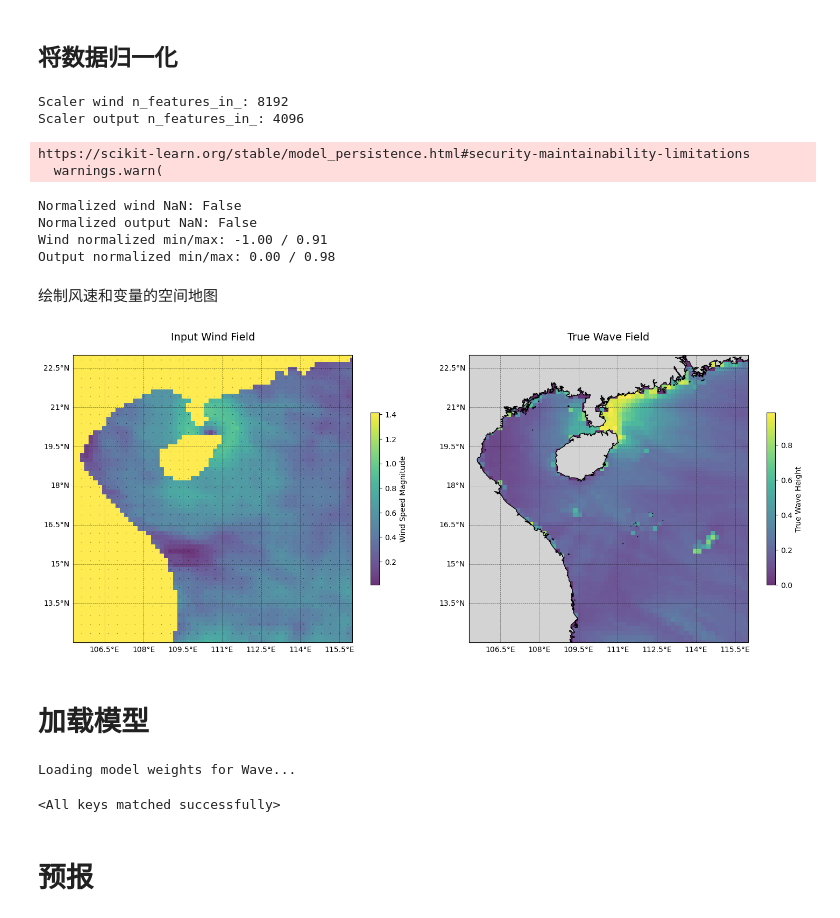
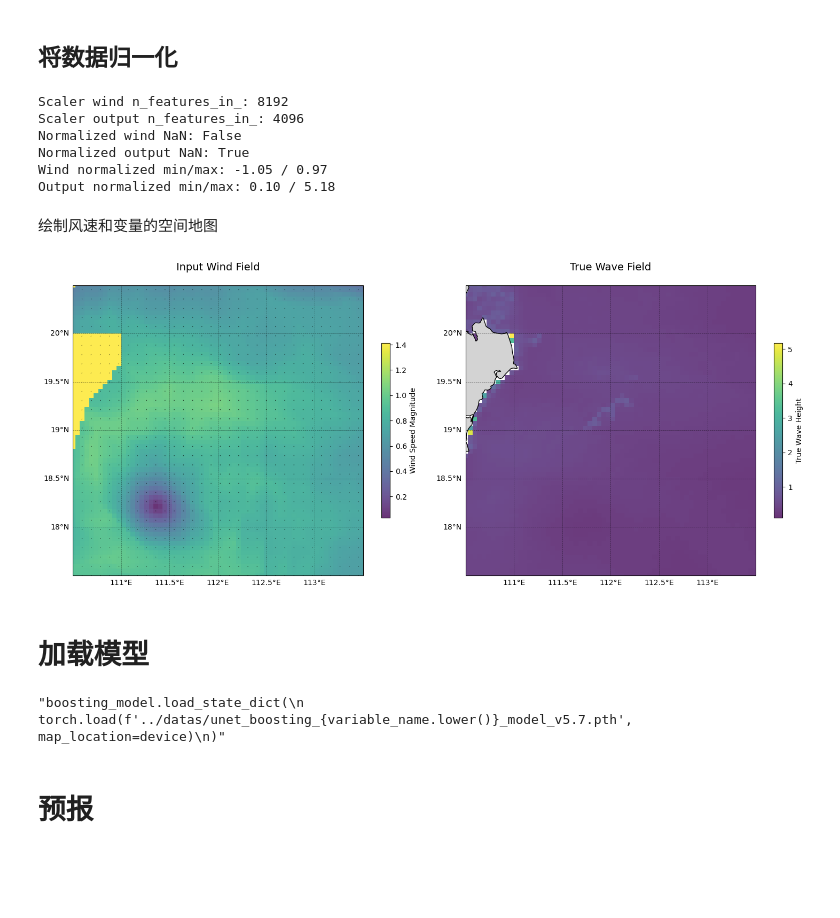
Before and after one commit to yangzhiheng1999/PISON, a Jupyter notebook: main_exame_model_full.ipynb, the cells around one changed output. Drawn from its saved outputs; the diff is of its cells as text; code cells hidden in the pictures; blank space fills up the shorter version.

```diff
--- a/main_exame_model_full.ipynb
+++ b/main_exame_model_full.ipynb
@@ -100,14 +100,14 @@ def load_mat_variable(
 
 
 # --- 示例调用 ---
-tc_id = 202412
-file_path = f"../datas/Environment_{tc_id}.mat"
+tc_id = 202203 # 201623 Sarika; 201723 Khanun; 202203 Chaba; 202412 yagi
+file_path = f"G:/20251014PINN/datas/Environment_{tc_id}.mat"
 variable_name = 'Wave'
-case_instance = 130 # 100 & 130 - 201623 Sarika; 100 & 110 - 201723 Khanun; 60 & 150 - 202203 Chaba; 100 & 130 - 202412 yagi
+case_instance = 60 # 100 & 130 - 201623 Sarika; 100 & 110 - 201723 Khanun; 60 & 150 - 202203 Chaba; 120 & 130 - 202412 yagi
 
 wind_data_mat = load_mat_variable(file_path, 'Wind')
 
-test_data_mat = load_mat_variable(file_path, variable_name)
+test_data_mat = load_mat_variable(file_path, 'Wave_compute')
 
-era5_data_mat = load_mat_variable(f"../datas/wave_era5_{tc_id}.mat", 'Wave_era5')
+era5_data_mat = load_mat_variable(file_path, 'Wave_era5')
 # %% [output]
@@ -123,8 +123,10 @@ Data shape: (180, 4096)
 import gc
 
 # 研究区域坐标
-x = np.linspace(105.3, 116.0, 64, dtype=float)
-y = np.linspace(12.0, 23.0, 64, dtype=float)
+'''x = np.linspace(105.3, 116.0, 64, dtype=float)
+y = np.linspace(12.0, 23.0, 64, dtype=float)'''
+x = np.linspace(110.5, 113.5, 64, dtype = float)
+y = np.linspace(17.5, 20.5, 64, dtype = float)
 X,Y = np.meshgrid(x, y)
 
 # 将wind_data_mat进行转化
@@ -197,12 +199,10 @@ print(f"Output normalized min/max: {np.nanmin(output_normalized):.2f} / {np.nanm
 # %% [output]
 Scaler wind n_features_in_: 8192
 Scaler output n_features_in_: 4096
+Normalized wind NaN: False
+Normalized output NaN: True
+Wind normalized min/max: -1.05 / 0.97
+Output normalized min/max: 0.10 / 5.18
-https://scikit-learn.org/stable/model_persistence.html#security-maintainability-limitations
-  warnings.warn(
-Normalized wind NaN: False
-Normalized output NaN: False
-Wind normalized min/max: -1.00 / 0.91
-Output normalized min/max: 0.00 / 0.98
 # %% [markdown]
 绘制风速和变量的空间地图
 # %%
@@ -222,7 +222,7 @@ ax1 = plt.subplot(1, 2, 1, projection=ccrs.PlateCarree())
 ax2 = plt.subplot(1, 2, 2, projection=ccrs.PlateCarree())
 
 # Common extent
-extent = [105.3, 116.0, 12.0, 23.0]
+extent = [np.min(x), np.max(x), np.min(y), np.max(y)]
 
 # Wind field subplot (ax1)
 ax1.set_extent(extent, crs=ccrs.PlateCarree())
@@ -259,55 +259,56 @@ gl1.xlabels_top = False
 gl1.ylabels_right = False
 gl1.xformatter = LONGITUDE_FORMATTER
 gl1.yformatter = LATITUDE_FORMATTER
 
 ax1.set_title('Input Wind Field', fontsize=14, pad=20)
 
 # Predicted wave field subplot (ax2)
 ax2.set_extent(extent, crs=ccrs.PlateCarree())
 
 # pcolormesh for wave height
 im2 = ax2.pcolormesh(X, Y, output_normalized, cmap='viridis', transform=ccrs.PlateCarree(), alpha=0.8, shading='auto', zorder=1)
 plt.colorbar(im2, ax=ax2, label=f'True {variable_name.capitalize()} Height', shrink=0.6)
 
 # Add land and features
 ax2.add_feature(cfeature.LAND, facecolor='lightgray', edgecolor='black', zorder=2)
 
 # Gridlines
 gl2 = ax2.gridlines(draw_labels=True, linewidth=0.5, color='black', alpha=0.5, linestyle='--')
 gl2.top_labels = False
 gl2.right_labels = False
 gl2.xlabels_top = False
 gl2.ylabels_right = False
 gl2.xformatter = LONGITUDE_FORMATTER
 gl2.yformatter = LATITUDE_FORMATTER
 
 ax2.set_title(f'True {variable_name.capitalize()} Field', fontsize=14, pad=20)
 
 plt.tight_layout()
 plt.show()
 # %% [output]
-[figure, old version]
+[figure, new version]
 # %% [markdown]
 # 加载模型
 # %%
 import torch
 # 关键步骤：导入类定义
-from f_model_defination import UNetBoosting, XGBoostUNet
+from f_model_defination import UNetBoosting, XGBoostUNet, UNet
 
 device = torch.device('cuda' if torch.cuda.is_available() else 'cpu')
 
 # 1. 实例化结构 (参数必须与训练时一致)
+model_type = 'XGBoostUNet'  # 可选'XGBoostUNet' 或 'UNet'
 
-if variable_name.lower() == 'wave':
+if model_type == 'XGBoostUNet':
     '''boosting_model = UNetBoosting(num_models=5, in_channels=2, out_channels=1, learning_rate=1e-3,
         shrinkage=0.6, features=[32, 64, 128, 256, 512],device=device, env_type=variable_name.lower()
     ).to(device)'''
 
     # 创建 XGBoostUNet 实例
     boosting_model = XGBoostUNet(
-        num_models=4,          # 弱学习器的数量
-        learning_rate=7e-4,   # 学习率(默认1e-3)
-        shrinkage=0.6,         # 子模型收缩率
+        num_models=8,          # 弱学习器的数量
+        learning_rate=4e-3,   # 学习率(默认1e-3)
+        shrinkage=0.5,         # 子模型收缩率
         subsample=0.8,         # 样本采样比例
         reg_lambda=1e-4,       # L2 正则化
         features=[16, 32, 64, 128],
@@ -315,18 +316,27 @@ if variable_name.lower() == 'wave':
         device=device
     )
 
+    # XGBoostUNet 权重加载
+    boosting_model.load_state_dict(torch.load(f'../datas/optim_xgboosting_unet_{variable_name.lower()}_model_v6.3.pth', map_location=device))
+
+else:
+
+    boosting_model = UNet(
+        in_channels=2,
+        out_channels=1,
+        features=[16, 32, 64, 128],
+        env_type=variable_name.lower()
+    ).to(device)
+
+    # UNet 权重加载
+    boosting_model.load_state_dict(torch.load(f'G:/20251014PINN/datas/unet_{variable_name.lower()}_model_v3.5.0_small_region.pth', map_location=device))
 
 
-
-# 2. 加载权重
-print(f"Loading model weights for {variable_name}...")
 '''boosting_model.load_state_dict(
     torch.load(f'../datas/unet_boosting_{variable_name.lower()}_model_v5.7.pth', map_location=device)
 )'''
-boosting_model.load_state_dict(torch.load(f'../datas/optim_xgboosting_unet_{variable_name.lower()}_model_v6.1.pth', map_location=device))
 # %% [output]
-Loading model weights for Wave...
+"boosting_model.load_state_dict(\n    torch.load(f'../datas/unet_boosting_{variable_name.lower()}_model_v5.7.pth', map_location=device)\n)"
-<All keys matched successfully>
 # %% [markdown]
 # 预报
 # %%
```
Also changed, not shown: parts of 5 cells of this notebook, 4 other files.
